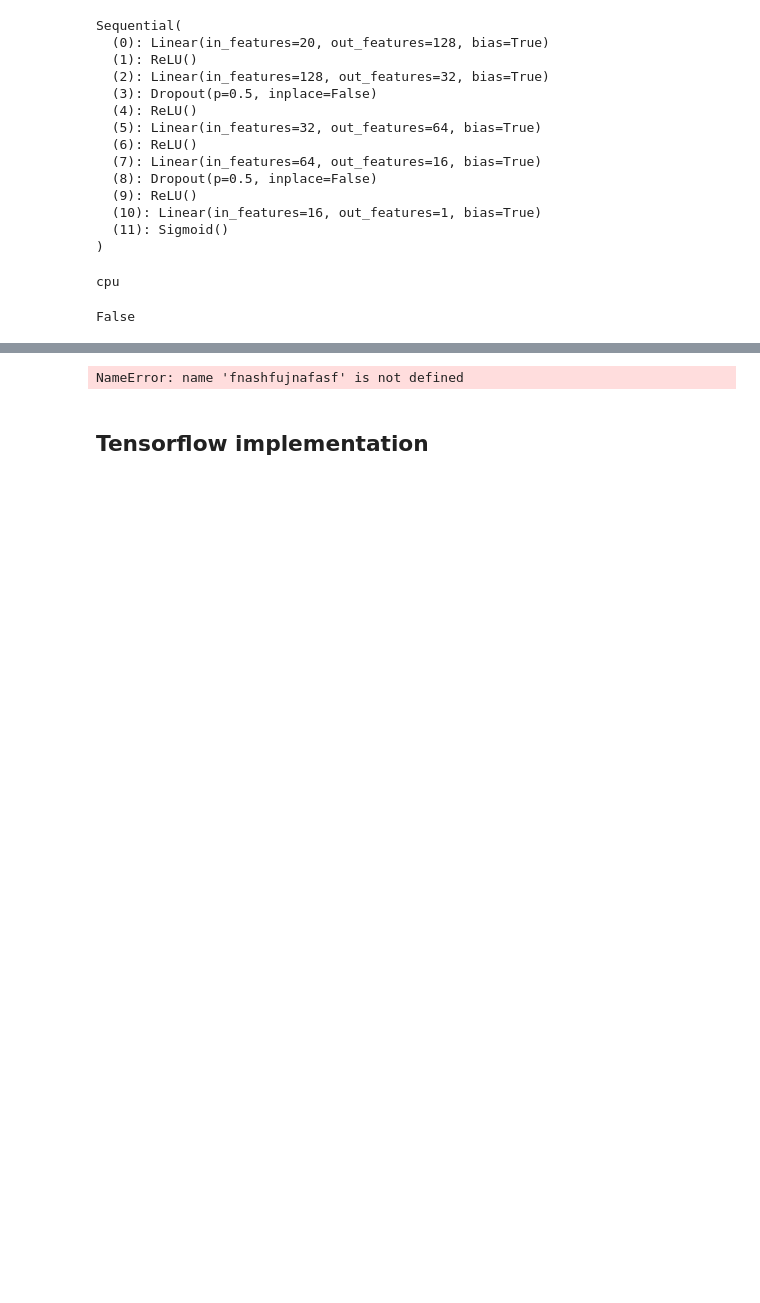
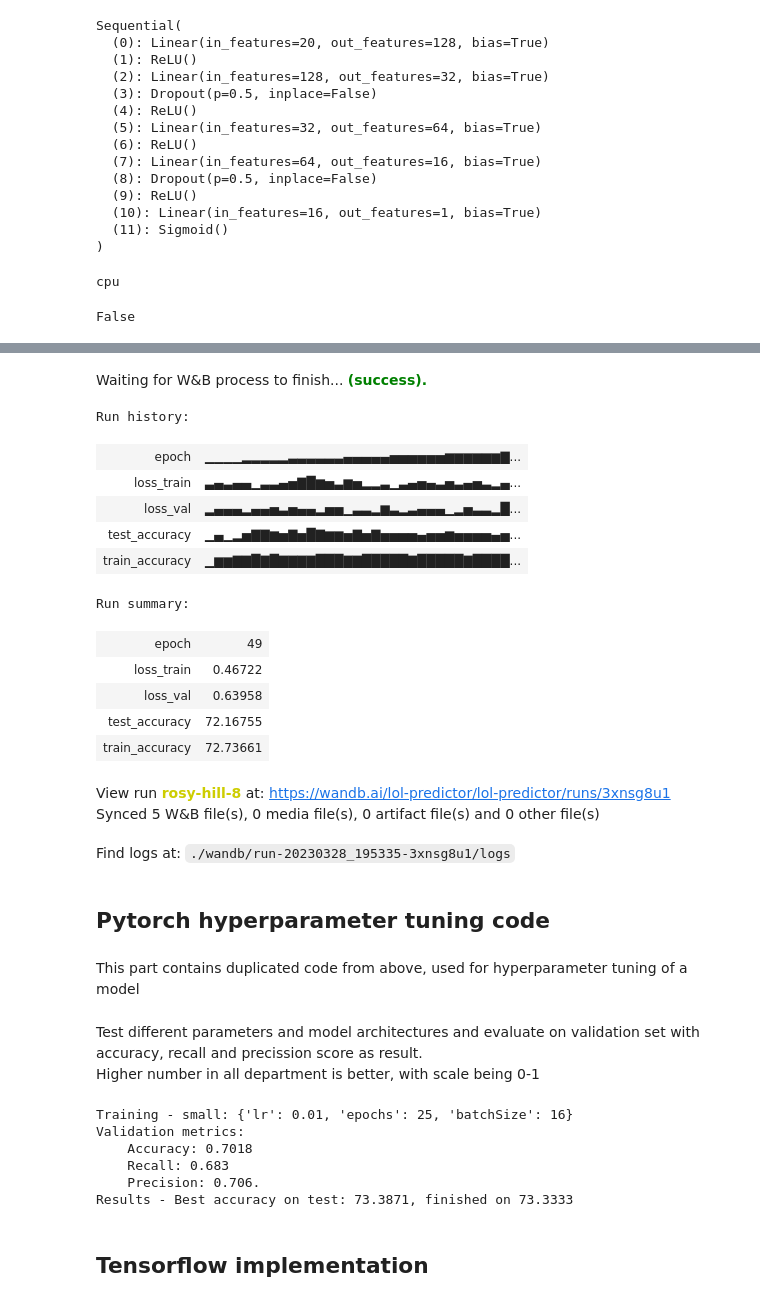
Before and after one commit to xSchon/NSIETE, a Jupyter notebook: NSIETE/03_LoL_predictor_Models.ipynb, the cells around one changed output, grey strips where cells are left out. Drawn from its saved outputs; the diff is of its cells as text; code cells hidden in the pictures; blank space fills up the shorter version.

```diff
--- a/NSIETE/03_LoL_predictor_Models.ipynb
+++ b/NSIETE/03_LoL_predictor_Models.ipynb
@@ -213,5 +195,24 @@ Test accuracy: 72.06117021276596 - Test Loss: 0.6440675854682922 |<->| Train Acc
 ... (38 outputs left out)
-# %%
-fnashfujnafasf + asfbafhasnfaklol-predictor
-# %% [output]
-NameError: name 'fnashfujnafasf' is not defined
+# %%
+wandb.finish()
+# %% [output]
+Waiting for W&B process to finish... (success).
+Run history:
+| epoch | ▁▁▁▁▂▂▂▂▂▃▃▃▃▃▃▄▄▄▄▄▅▅▅▅▅▅▆▆▆▆▆▆▇... |
+| loss_train | ▃▄▃▄▄▁▃▃▄▅▇█▆▅▃▆▅▂▂▃▁▃▄▅▄▃▅▃▄▅▃▂▄... |
+| loss_val | ▂▄▄▄▂▄▄▅▃▅▄▄▂▅▅▁▃▃▂▆▃▂▃▄▄▄▁▂▅▃▃▂█... |
+| test_accuracy | ▁▄▁▂▅▇▇▆▅▇▅█▇▆▆▅▇▅▇▅▅▅▅▄▅▅▆▅▅▅▅▄▅... |
+| train_accuracy | ▁▆▆▇▇█▇█▇▇▇▇███▇▇█████▇█████▇████... |
+Run summary:
+| epoch | 49 |
+| loss_train | 0.46722 |
+| loss_val | 0.63958 |
+| test_accuracy | 72.16755 |
+| train_accuracy | 72.73661 |
+View run rosy-hill-8 at: https://wandb.ai/lol-predictor/lol-predictor/runs/3xnsg8u1
+Synced 5 W&B file(s), 0 media file(s), 0 artifact file(s) and 0 other file(s)
+Find logs at: ./wandb/run-20230328_195335-3xnsg8u1/logs
+# %% [markdown]
+## Pytorch hyperparameter tuning code
+# %% [markdown]
+This part contains duplicated code from above, used for hyperparameter tuning of a model
@@ -218,3 +335,31 @@ NameError: name 'fnashfujnafasf' is not defined
+# %% [markdown]
+Test different parameters and model architectures and evaluate on validation set with accuracy, recall and precission score as result.\
+Higher number in all department is better, with scale being 0-1
+# %%
+%%capture --no-stdout
+# silence everything, but prints from this cell
+
+test_conf = {'train' : {}}
+
+for testing_model in hyp_search["model_names"]:
+    for learn_rate in hyp_search['lr']:
+        test_conf['train']['lr'] = learn_rate
+
+        for epochs in hyp_search['epochs']:
+            test_conf['train']['epochs'] = epochs
+
+            for batchSize in hyp_search['batchSize']:
+                test_conf['train']['batchSize'] = batchSize
+                print(f"Training - {testing_model}: {test_conf['train']}")
+                best_acc, final_acc = pytorch_training(test_conf, get_model(testing_model))
+                print(f"Results - Best accuracy on test: {round(best_acc, 4)}, finished on {round(final_acc, 4)}")
+# %% [output]
+Training - small: {'lr': 0.01, 'epochs': 25, 'batchSize': 16}
+Validation metrics:
+    Accuracy: 0.7018
+    Recall: 0.683
+    Precision: 0.706.
+Results - Best accuracy on test: 73.3871, finished on 73.3333
 # %% [markdown]
 ## Tensorflow implementation
 # %%
```
Also changed, not shown: parts of 29 cells of this notebook.
